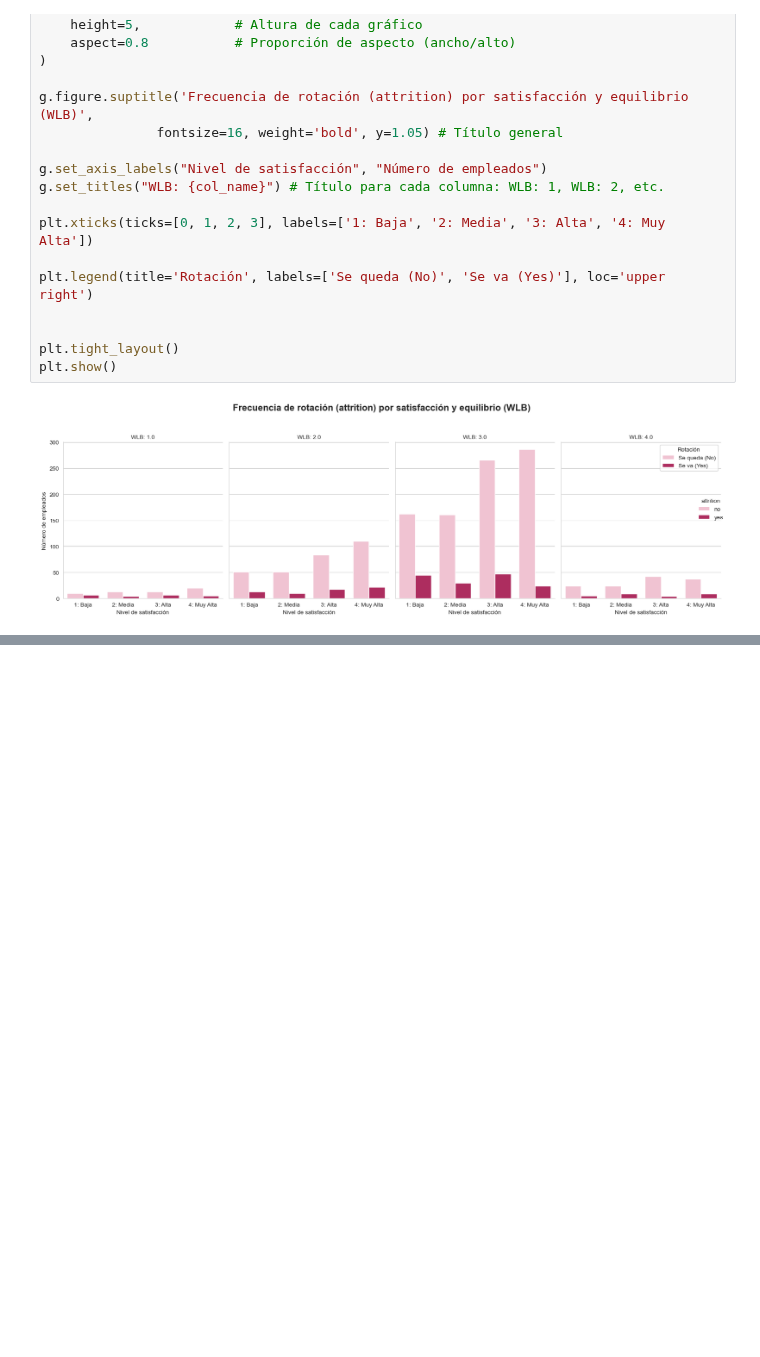
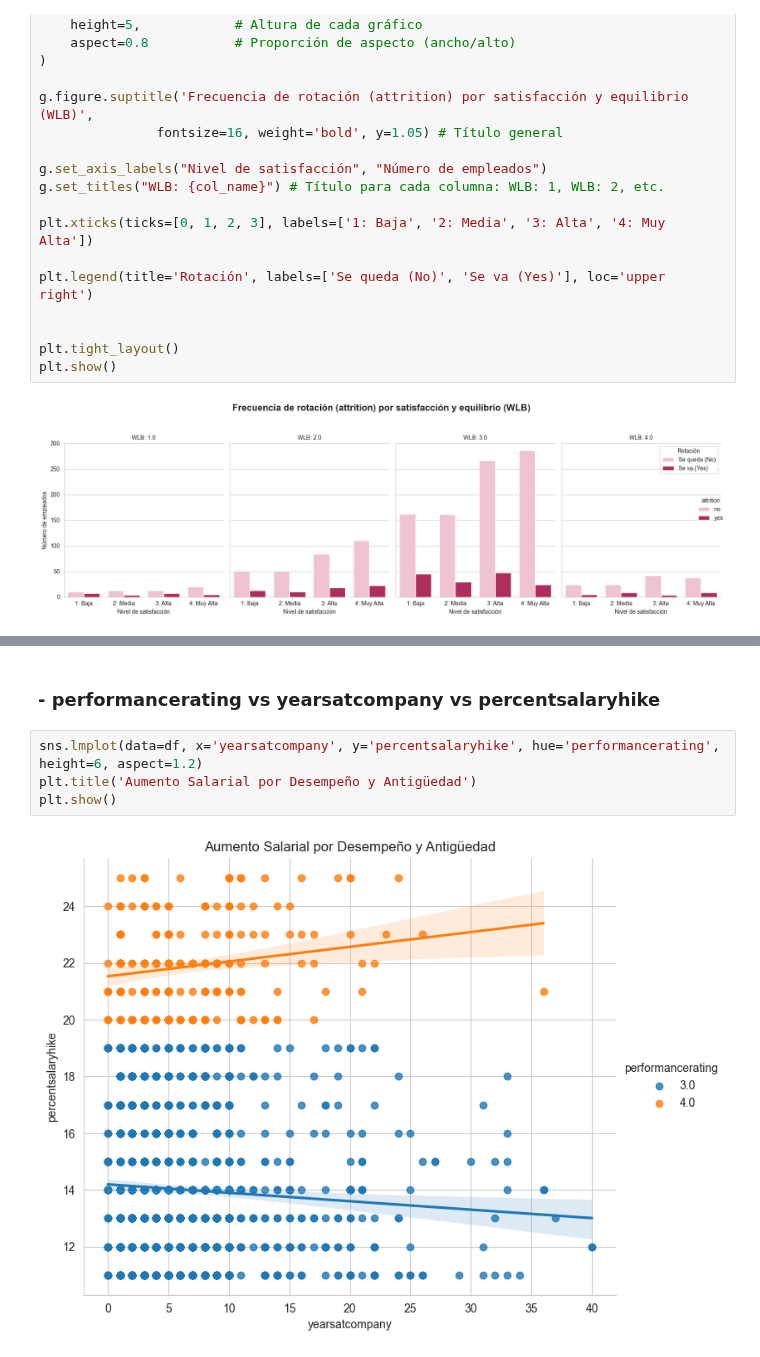
Before and after one commit to omniaunusest/VIZ-analytics-4-employee-data-talent-insights, a Jupyter notebook: visualizaciones.ipynb, the cells around one changed output, grey strips where cells are left out. Drawn from its saved outputs; the diff is of its cells as text; blank space fills up the shorter version.

```diff
--- a/visualizaciones.ipynb
+++ b/visualizaciones.ipynb
@@ -510,0 +573,8 @@ np.int64(526)
+# %% [markdown]
+### - performancerating vs yearsatcompany vs percentsalaryhike
+# %%
+sns.lmplot(data=df, x='yearsatcompany', y='percentsalaryhike', hue='performancerating', height=6, aspect=1.2)
+plt.title('Aumento Salarial por Desempeño y Antigüedad')
+plt.show()
+# %% [output]
+[figure, added]
```
Also changed, not shown: parts of 17 cells of this notebook.
